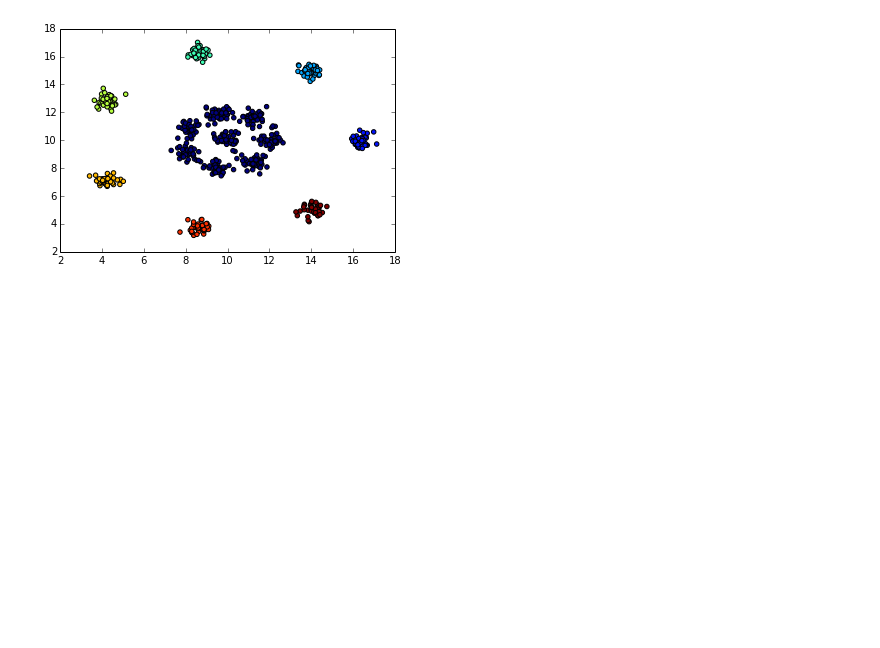
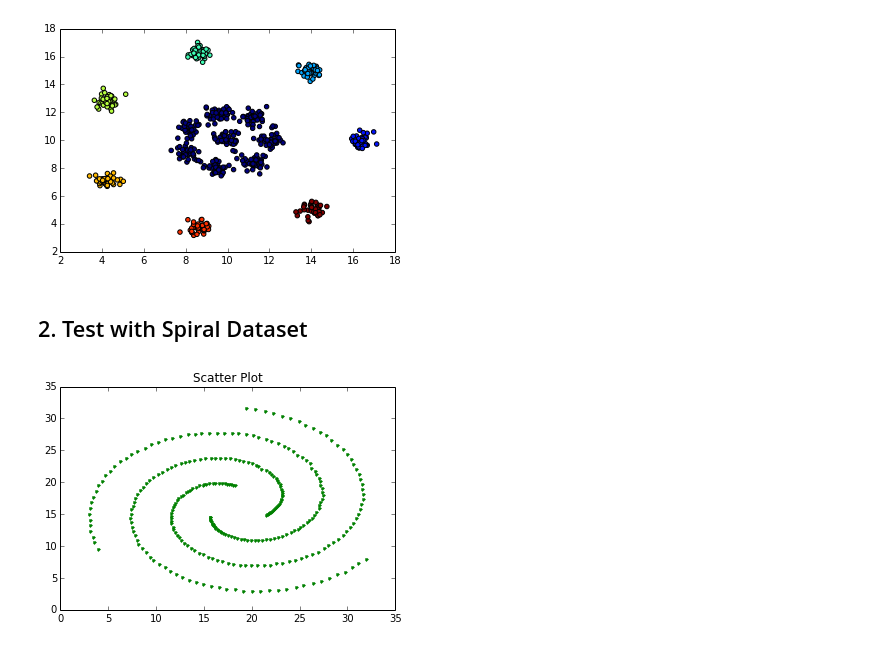
Before and after one commit to titicaca/GP-Clustering, a Jupyter notebook: GP Clustering AlgoImpl.ipynb, the cells around one changed output. Drawn from its saved outputs; the diff is of its cells as text; code cells hidden in the pictures; blank space fills up the shorter version.

```diff
--- a/GP Clustering AlgoImpl.ipynb
+++ b/GP Clustering AlgoImpl.ipynb
@@ -313,3 +317,19 @@ results1 = getPointClusters(sepsClusters1, sepIndexMap)
 plotCluster(X,Y,results1,"Scatter Plot")
 # %% [output]
 [figure]
+# %% [markdown]
+## 2. Test with Spiral Dataset
+# %%
+#init
+dataset = loadtxt("dataset\spiral.txt")
+data = array([dataset[:,0], dataset[:,1]])
+clusters = dataset[:,2]
+size = len(clusters)
+
+X = data[0,:]
+Y = data[1,:]
+dimension = 2
+alpha = 0.5
+plotScatter(X,Y,"Scatter Plot", 'g')
+# %% [output]
+[figure, added]
```
Also changed, not shown: parts of 18 cells of this notebook.
